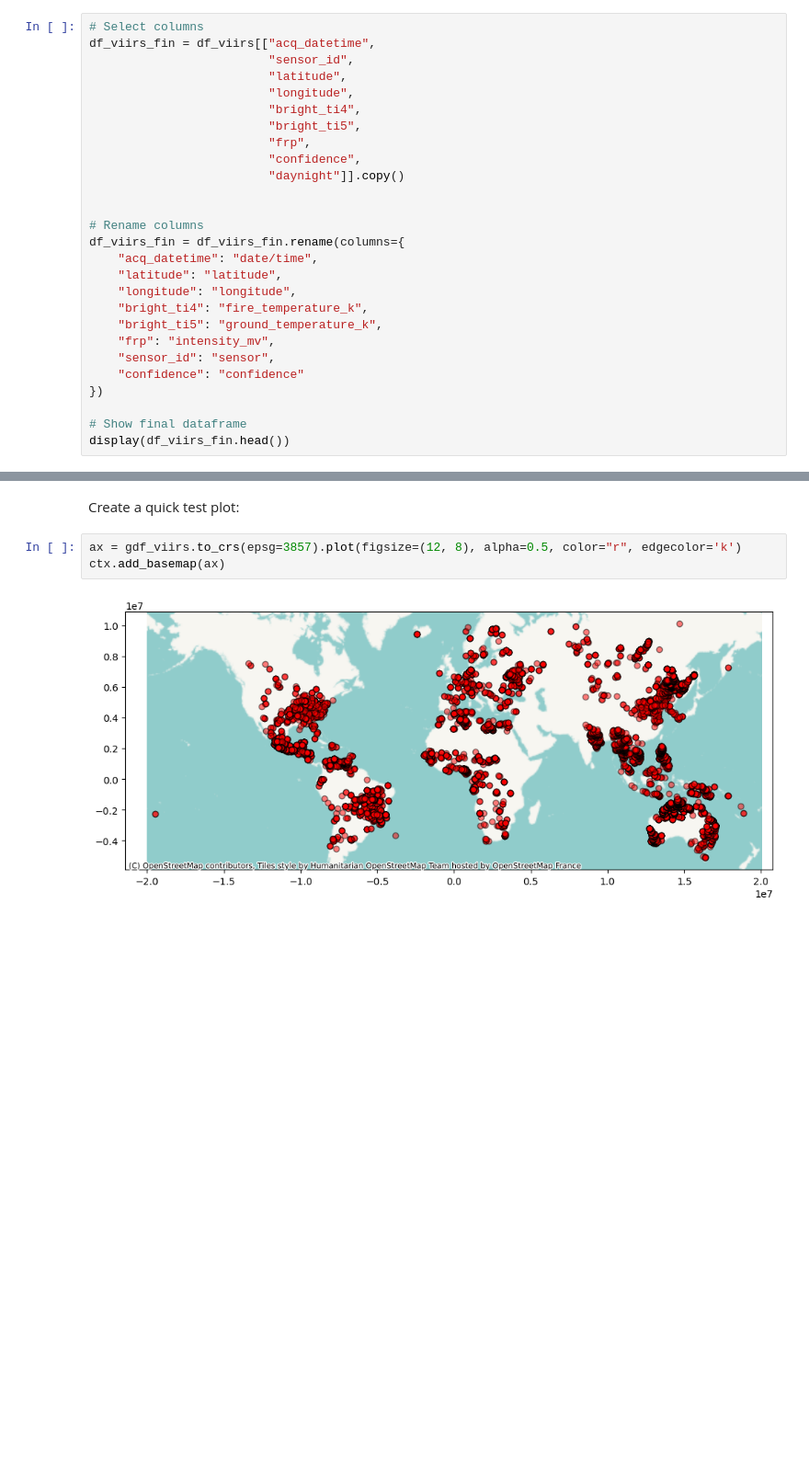
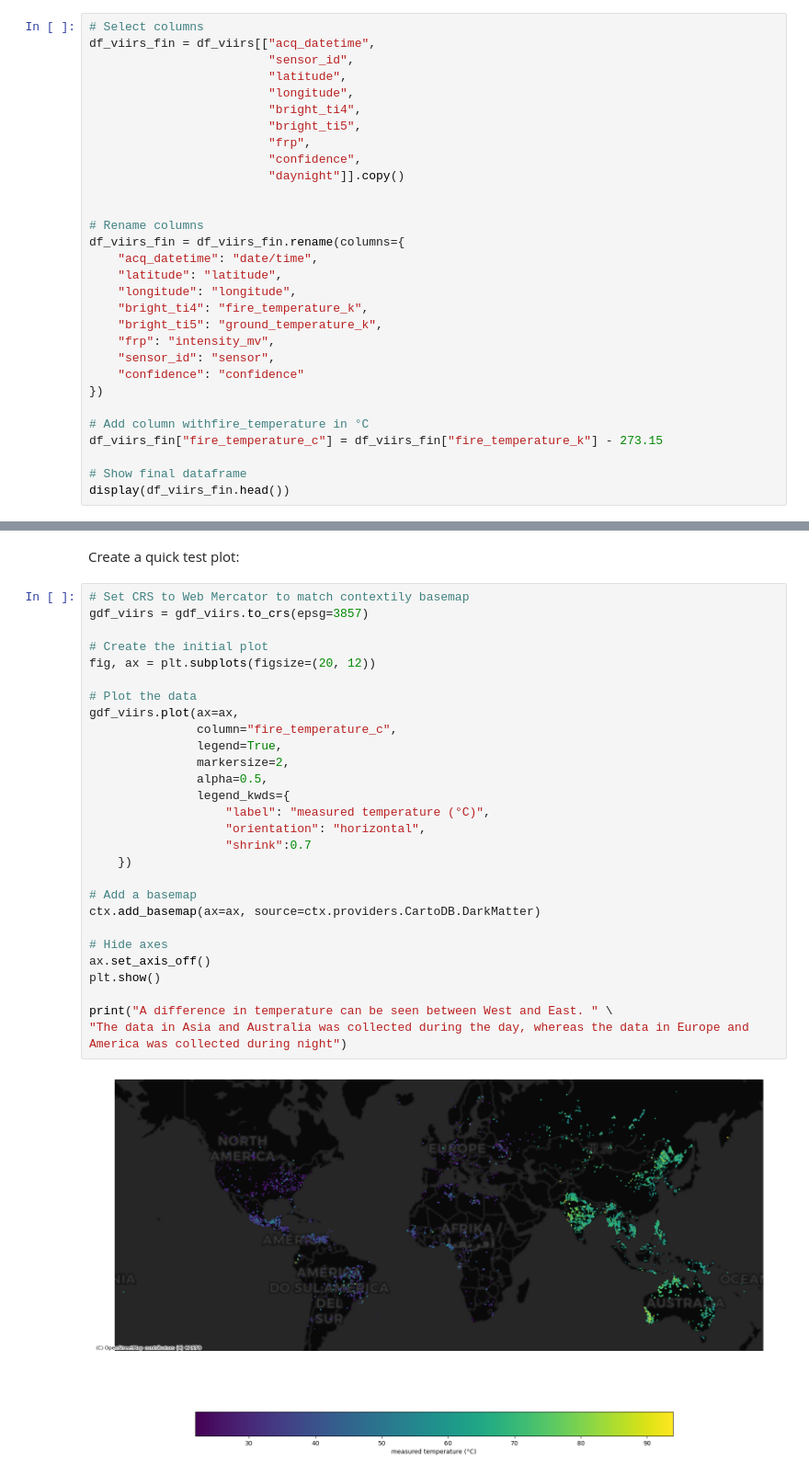
Before and after one commit to Goldmandli/Project_GEO876, a Jupyter notebook: notebooks/Project_Notebook.ipynb, the cells around one changed output, grey strips where cells are left out. Shown at 92% size. Drawn from its saved outputs; the diff is of its cells as text; blank space fills up the shorter version.

Commit message:
Visualize Data with temperature

```diff
--- a/notebooks/Project_Notebook.ipynb
+++ b/notebooks/Project_Notebook.ipynb
@@ -185,6 +185,9 @@ df_viirs_fin = df_viirs_fin.rename(columns={
     "confidence": "confidence"
 })
 
+# Add column withfire_temperature in °C
+df_viirs_fin["fire_temperature_c"] = df_viirs_fin["fire_temperature_k"] - 273.15
+
 # Show final dataframe
 display(df_viirs_fin.head())
 # %% [output]
@@ -216,7 +228,32 @@ display(gdf_viirs.head())
 # %% [markdown]
 Create a quick test plot:
 # %%
-ax = gdf_viirs.to_crs(epsg=3857).plot(figsize=(12, 8), alpha=0.5, color="r", edgecolor='k')
-ctx.add_basemap(ax)
+# Set CRS to Web Mercator to match contextily basemap
+gdf_viirs = gdf_viirs.to_crs(epsg=3857)
+
+# Create the initial plot
+fig, ax = plt.subplots(figsize=(20, 12))
+
+# Plot the data
+gdf_viirs.plot(ax=ax,
+               column="fire_temperature_c",
+               legend=True,
+               markersize=2,
+               alpha=0.5,
+               legend_kwds={
+                   "label": "measured temperature (°C)",
+                   "orientation": "horizontal",
+                   "shrink":0.7
+    })
+
+# Add a basemap
+ctx.add_basemap(ax=ax, source=ctx.providers.CartoDB.DarkMatter)
+
+# Hide axes
+ax.set_axis_off()
+plt.show()
+
+print("A difference in temperature can be seen between West and East. " \
+"The data in Asia and Australia was collected during the day, whereas the data in Europe and America was collected during night")
 # %% [output]
-[figure, old version]
+[figure, new version]
```
Also changed, not shown: parts of 6 cells of this notebook.
